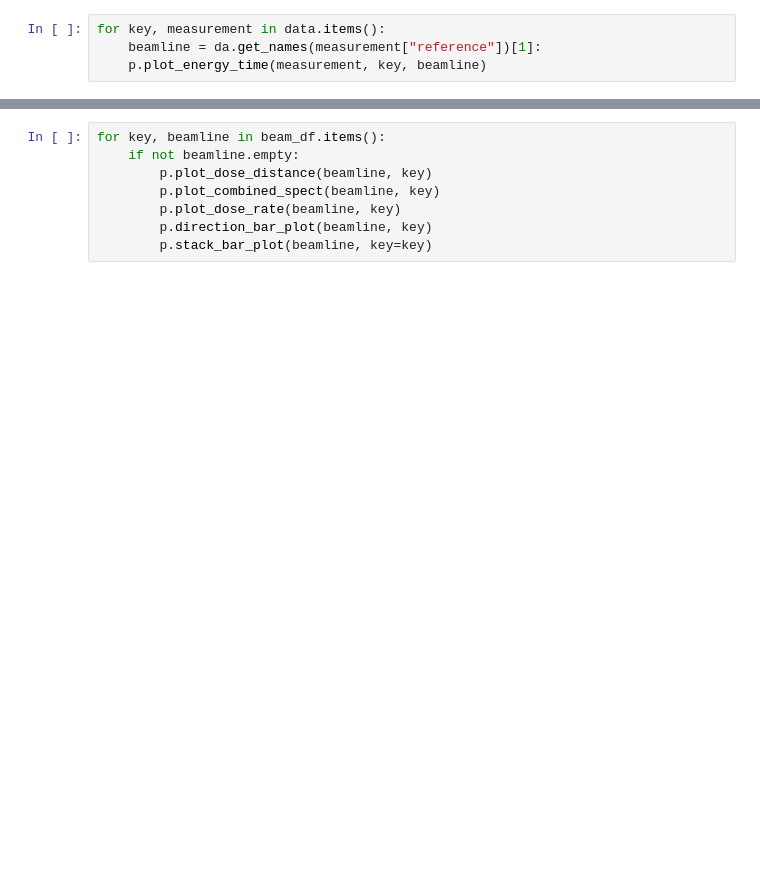
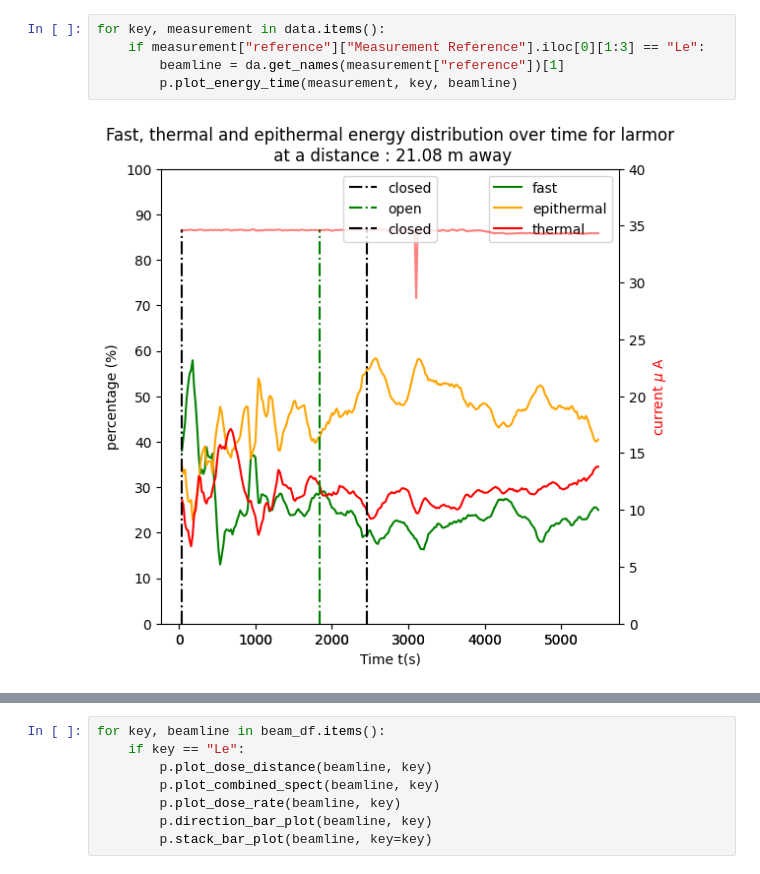
Before and after one commit to py1sl/neutron_background_survey, a Jupyter notebook: src/diamon_analysis_notebook.ipynb, the cells around one changed output, grey strips where cells are left out. Cells and saved outputs as stored; diff of their text form; blank space fills up the shorter version.

```diff
--- a/src/diamon_analysis_notebook.ipynb
+++ b/src/diamon_analysis_notebook.ipynb
@@ -38,4 +68,7 @@ for key, result in data.items():
 # %%
 for key, measurement in data.items():
-    beamline = da.get_names(measurement["reference"])[1]:
-    p.plot_energy_time(measurement, key, beamline)
+    if measurement["reference"]["Measurement Reference"].iloc[0][1:3] == "Le":
+        beamline = da.get_names(measurement["reference"])[1]
+        p.plot_energy_time(measurement, key, beamline)
+# %% [output]
+[figure, added]
@@ -42,6 +77,6 @@ for key, measurement in data.items():
 # %%
 for key, beamline in beam_df.items():
-    if not beamline.empty:
+    if key == "Le":
         p.plot_dose_distance(beamline, key)
         p.plot_combined_spect(beamline, key)
         p.plot_dose_rate(beamline, key)
```
Also changed, not shown: parts of 16 cells of this notebook.
